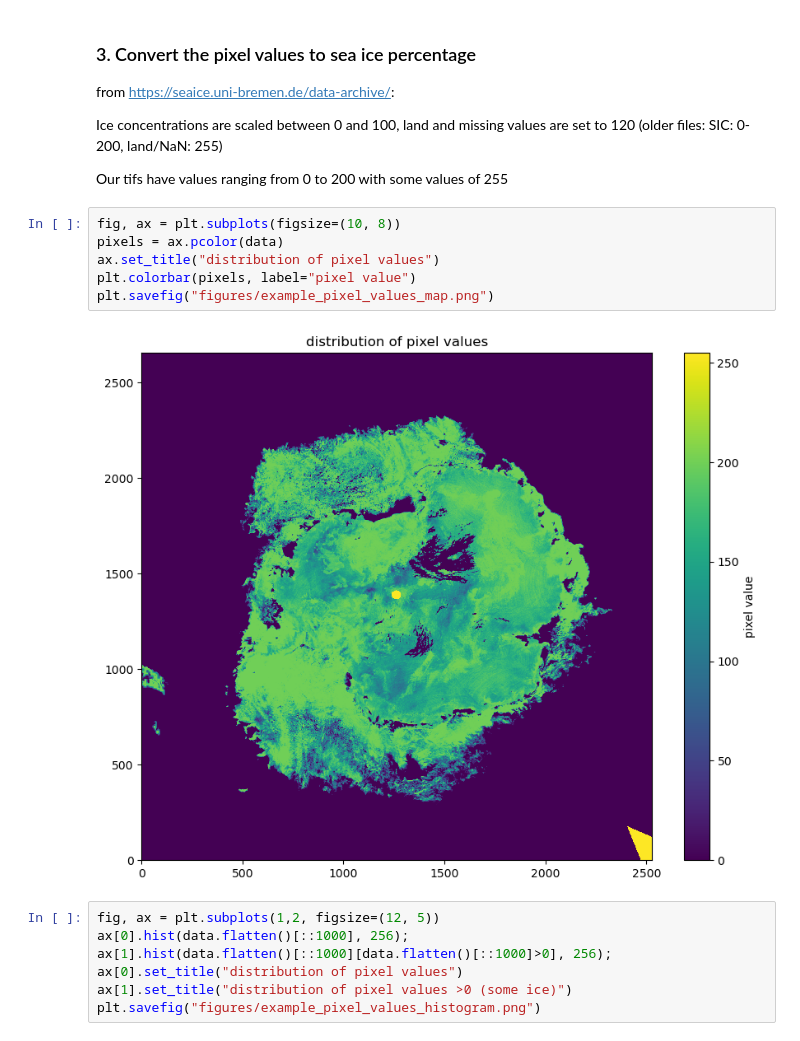
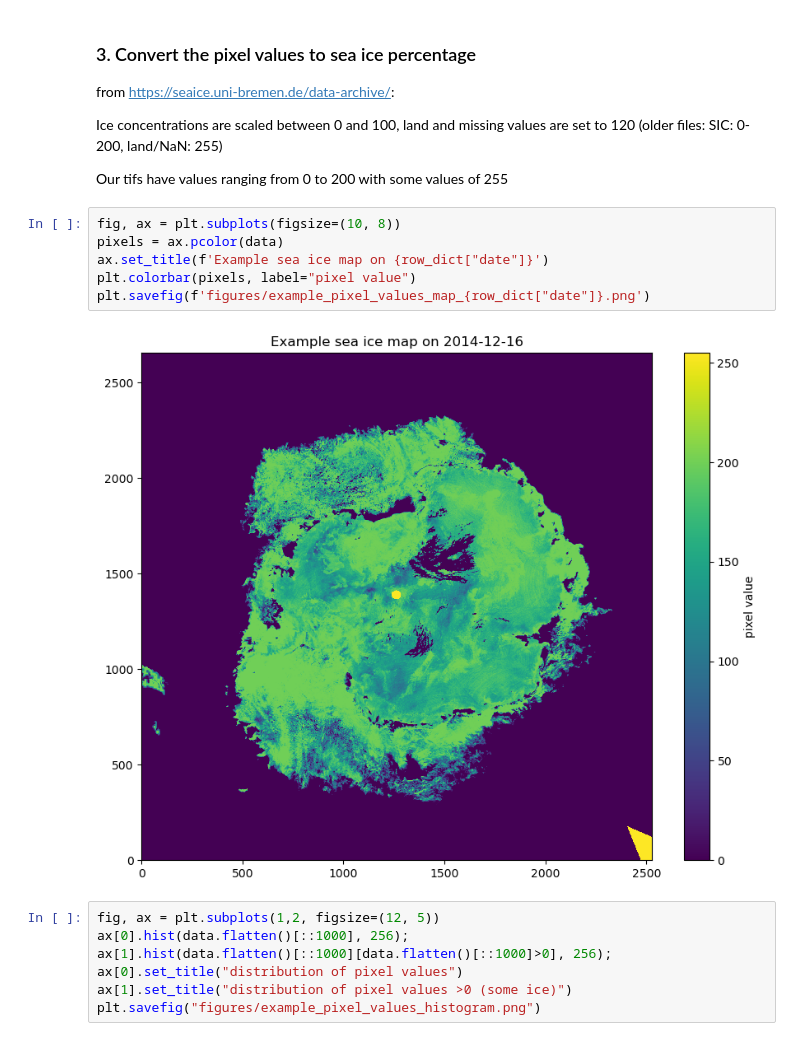
Before and after one commit to callumrollo/satellite-sea-ice, a Jupyter notebook: classify_ice.ipynb, the cells around one changed output. Drawn from its saved outputs; the diff is of its cells as text.

Commit message:
add example map and references

```diff
--- a/classify_ice.ipynb
+++ b/classify_ice.ipynb
@@ -55,11 +66,11 @@ Our tifs have values ranging from 0 to 200 with some values of 255
 # %%
 fig, ax = plt.subplots(figsize=(10, 8))
 pixels = ax.pcolor(data)
-ax.set_title("distribution of pixel values")
+ax.set_title(f'Example sea ice map on {row_dict["date"]}')
 plt.colorbar(pixels, label="pixel value")
-plt.savefig("figures/example_pixel_values_map.png")
+plt.savefig(f'figures/example_pixel_values_map_{row_dict["date"]}.png')
 # %% [output]
-[figure, old version]
+[figure, new version]
 # %%
 fig, ax = plt.subplots(1,2, figsize=(12, 5))
 ax[0].hist(data.flatten()[::1000], 256);
```
Also changed, not shown: parts of 6 cells of this notebook, 1 other file.
